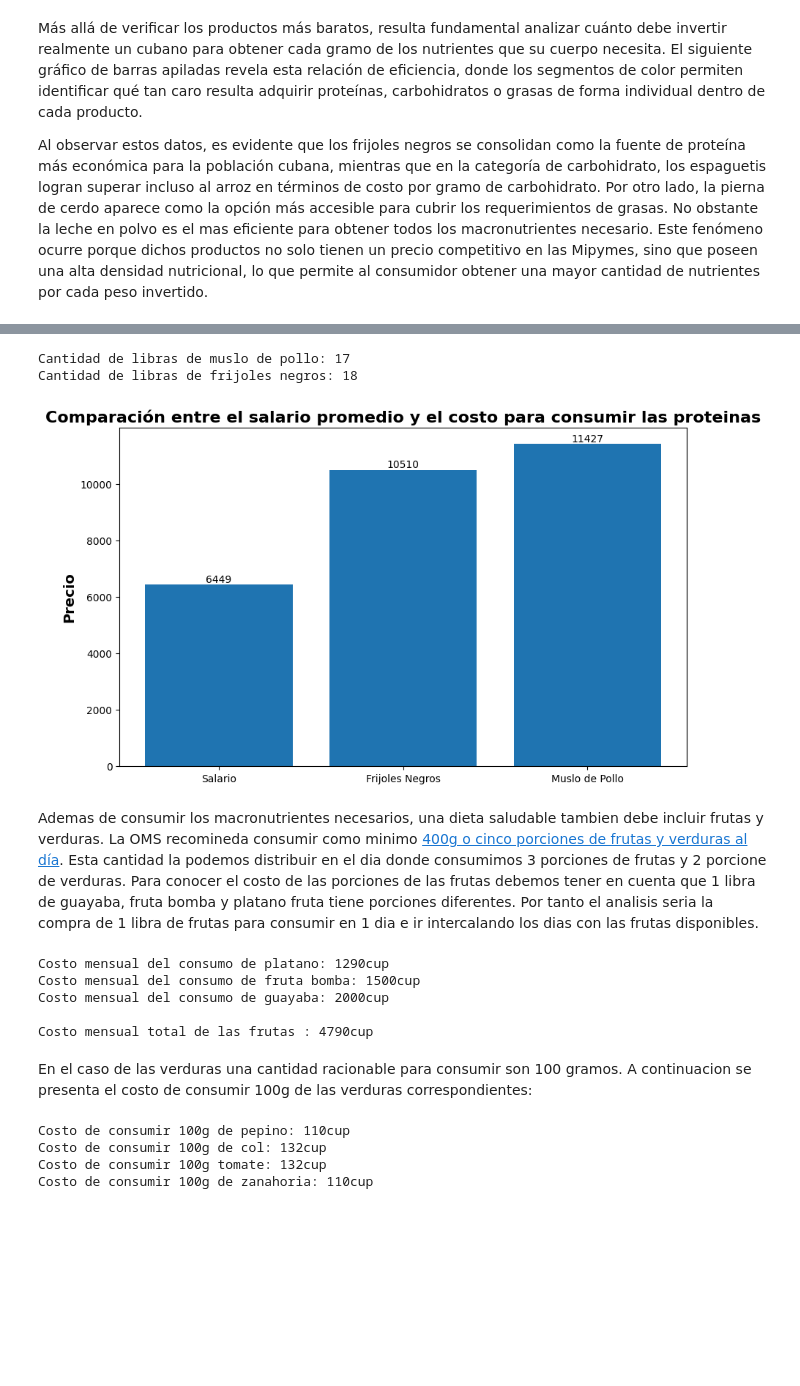
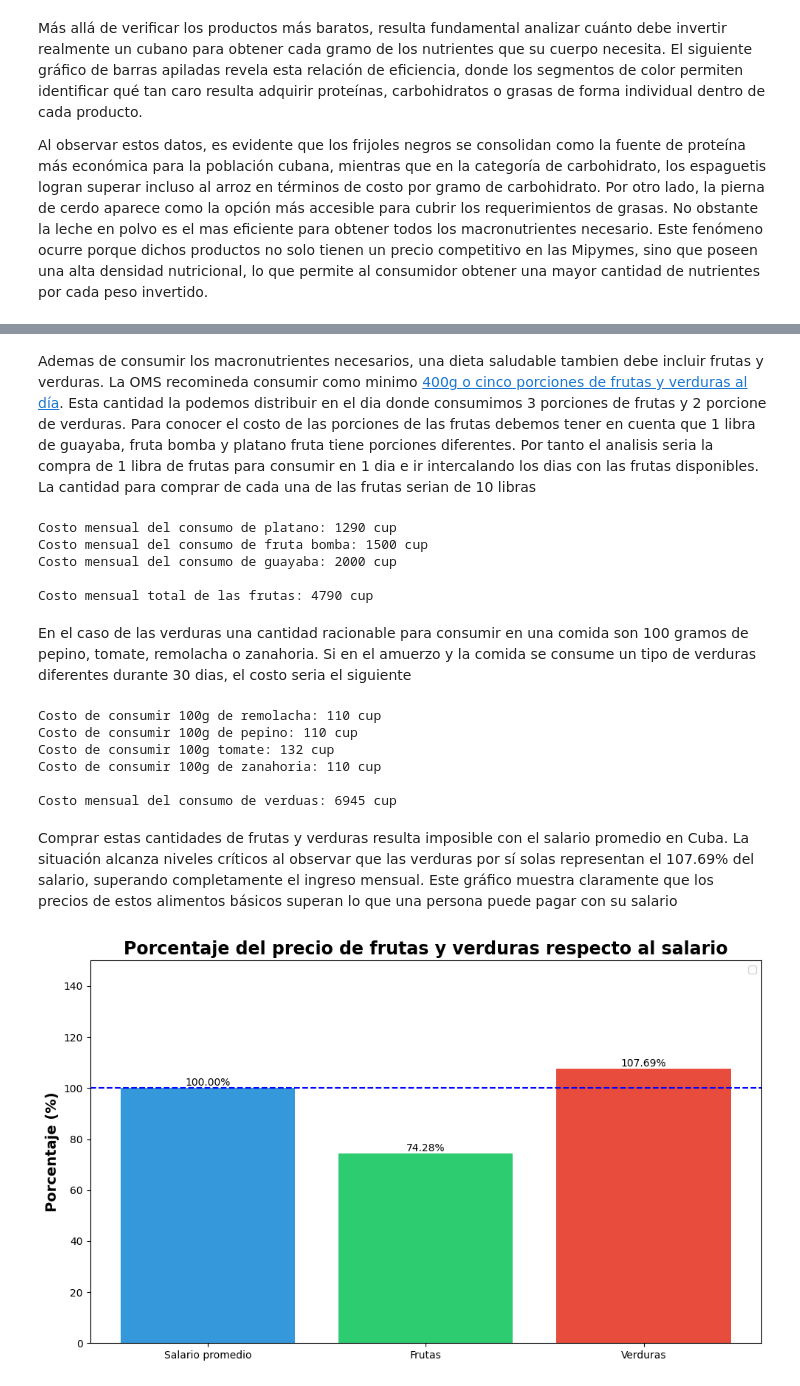
Before and after one commit to datascienceelias-png/proyecto_pipymes, a Jupyter notebook: analisis.ipynb, the cells around one changed output, grey strips where cells are left out. Saved outputs shown, nothing was run; the diff lists cells and outputs as text; code cells hidden in the pictures; blank space fills up the shorter version.

```diff
--- a/analisis.ipynb
+++ b/analisis.ipynb
@@ -203,50 +205,40 @@ Alimento mas económico para obtener todos los macronutrientes:>>leche en polvo
-# %%
-data = fn.calcular_macronutrientes(2600)
-d = data["proteinas"] # gramos diarios de proteina necesarios
-#Calcular el costo mensual que la persona debe gastar para cubrir la cantidad de proteina que debe consumir
-
-muslo_pollo_1g = 5.86
-frijoles_negros_1g = 5.39
-costo_mensual_frijoles = round(d*frijoles_negros_1g*30)
-costo_mensual_muslo_pollo = round(d*muslo_pollo_1g*30)
-
-print(f"Cantidad de libras de muslo de pollo: {round(costo_mensual_muslo_pollo/673.93)}")
-print(f"Cantidad de libras de frijoles negros: {round(costo_mensual_frijoles/573.55)}")
-print()
-
-gr.comparación(costo_mensual_frijoles, costo_mensual_muslo_pollo)
-# %% [output]
-Cantidad de libras de muslo de pollo: 17
-Cantidad de libras de frijoles negros: 18
-[figure, removed]
 # %% [markdown]
-Ademas de consumir los macronutrientes necesarios, una dieta saludable tambien debe incluir frutas y verduras. La OMS recomineda consumir como minimo [400g o cinco porciones de frutas y verduras al día](https://www.who.int/es/news-room/fact-sheets/detail/healthy-diet). Esta cantidad la podemos distribuir en el dia donde consumimos 3 porciones de frutas y 2 porcione de verduras. Para conocer el costo de las porciones de las frutas debemos tener en cuenta que 1 libra de guayaba, fruta bomba y platano fruta tiene porciones diferentes. Por tanto el analisis seria la compra de 1 libra de frutas para consumir en 1 dia e ir intercalando los dias con las frutas disponibles.
+Ademas de consumir los macronutrientes necesarios, una dieta saludable tambien debe incluir frutas y verduras. La OMS recomineda consumir como minimo [400g o cinco porciones de frutas y verduras al día](https://www.who.int/es/news-room/fact-sheets/detail/healthy-diet). Esta cantidad la podemos distribuir en el dia donde consumimos 3 porciones de frutas y 2 porcione de verduras. Para conocer el costo de las porciones de las frutas debemos tener en cuenta que 1 libra de guayaba, fruta bomba y platano fruta tiene porciones diferentes. Por tanto el analisis seria la compra de 1 libra de frutas para consumir en 1 dia e ir intercalando los dias con las frutas disponibles. La cantidad para comprar de cada una de las frutas serian de 10 libras
 # %%
-p,f,g,m, = fn.frutas()
+p,f,g,m = fn.frutas()
 
-print(f"Costo mensual del consumo de platano: {p}cup")
-print(f"Costo mensual del consumo de fruta bomba: {f}cup")
-print(f"Costo mensual del consumo de guayaba: {g}cup")
+print(f"Costo mensual del consumo de platano: {p} cup")
+print(f"Costo mensual del consumo de fruta bomba: {f} cup")
+print(f"Costo mensual del consumo de guayaba: {g} cup")
 print()
-print(f"Costo mensual total de las frutas : {m}cup")
+print(f"Costo mensual total de las frutas: {m} cup")
 # %% [output]
-Costo mensual del consumo de platano: 1290cup
-Costo mensual del consumo de fruta bomba: 1500cup
-Costo mensual del consumo de guayaba: 2000cup
+Costo mensual del consumo de platano: 1290 cup
+Costo mensual del consumo de fruta bomba: 1500 cup
+Costo mensual del consumo de guayaba: 2000 cup
 
-Costo mensual total de las frutas : 4790cup
+Costo mensual total de las frutas: 4790 cup
 # %% [markdown]
-En el caso de las verduras una cantidad racionable para consumir son 100 gramos. A continuacion se presenta el costo de consumir 100g de las verduras correspondientes:
+En el caso de las verduras una cantidad racionable para consumir en una comida son 100 gramos de pepino, tomate, remolacha o zanahoria. Si en el amuerzo y la comida se consume un tipo de verduras diferentes durante 30 dias, el costo seria el siguiente
 # %%
-r_100, p_100, col_100, gramoT, gramoZ = fn.verduras()
+r_100, p_100, gramoT, gramoZ = fn.verduras()
 
-
-print(f"Costo de consumir 100g de pepino: {round(p_100)}cup")
-print(f"Costo de consumir 100g de col: {round(col_100)}cup")
-print(f"Costo de consumir 100g tomate: {round(gramoT)}cup")
-print(f"Costo de consumir 100g de zanahoria: {round(gramoZ)}cup")
+print(f"Costo de consumir 100g de remolacha: {round(r_100)} cup")
+print(f"Costo de consumir 100g de pepino: {round(p_100)} cup")
+print(f"Costo de consumir 100g tomate: {round(gramoT)} cup")
+print(f"Costo de consumir 100g de zanahoria: {round(gramoZ)} cup")
+print()
+print(f"Costo mensual del consumo de verduas: {round((r_100+p_100+gramoZ+gramoT))*15} cup")
 # %% [output]
-Costo de consumir 100g de pepino: 110cup
-Costo de consumir 100g de col: 132cup
-Costo de consumir 100g tomate: 132cup
-Costo de consumir 100g de zanahoria: 110cup
+Costo de consumir 100g de remolacha: 110 cup
+Costo de consumir 100g de pepino: 110 cup
+Costo de consumir 100g tomate: 132 cup
+Costo de consumir 100g de zanahoria: 110 cup
+
+Costo mensual del consumo de verduas: 6945 cup
+# %% [markdown]
+Comprar estas cantidades de frutas y verduras resulta imposible con el salario promedio en Cuba. La situación alcanza niveles críticos al observar que las verduras por sí solas representan el 107.69% del salario, superando completamente el ingreso mensual. Este gráfico muestra claramente que los precios de estos alimentos básicos superan lo que una persona puede pagar con su salario
+# %%
+gr.comparación(4790,6945)
+# %% [output]
+[figure, added]
```
Also changed, not shown: parts of 5 cells of this notebook, 3 other files.
